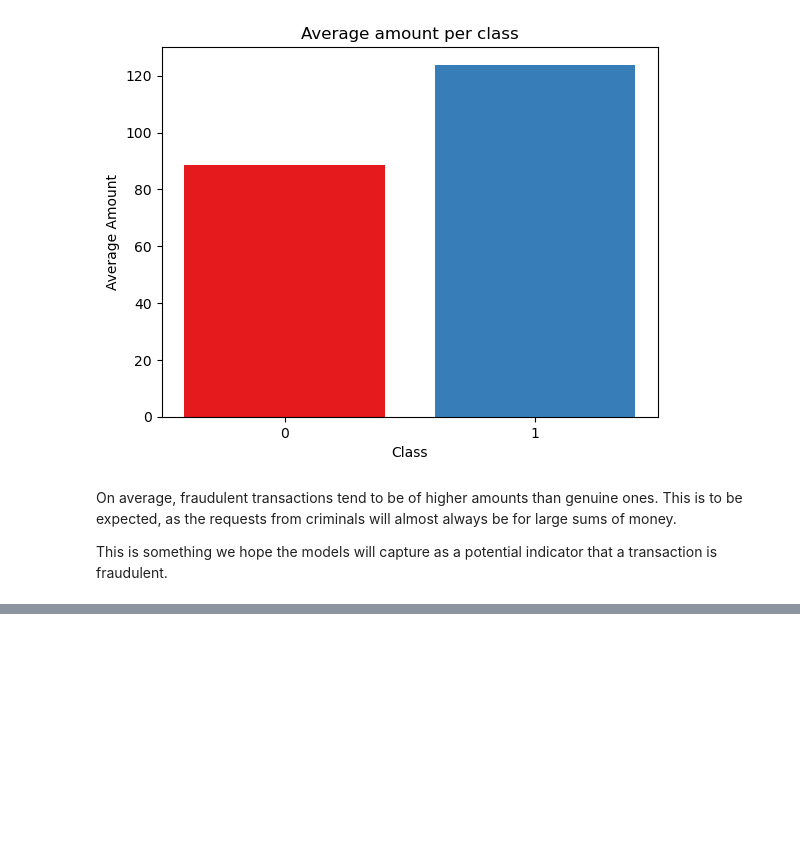
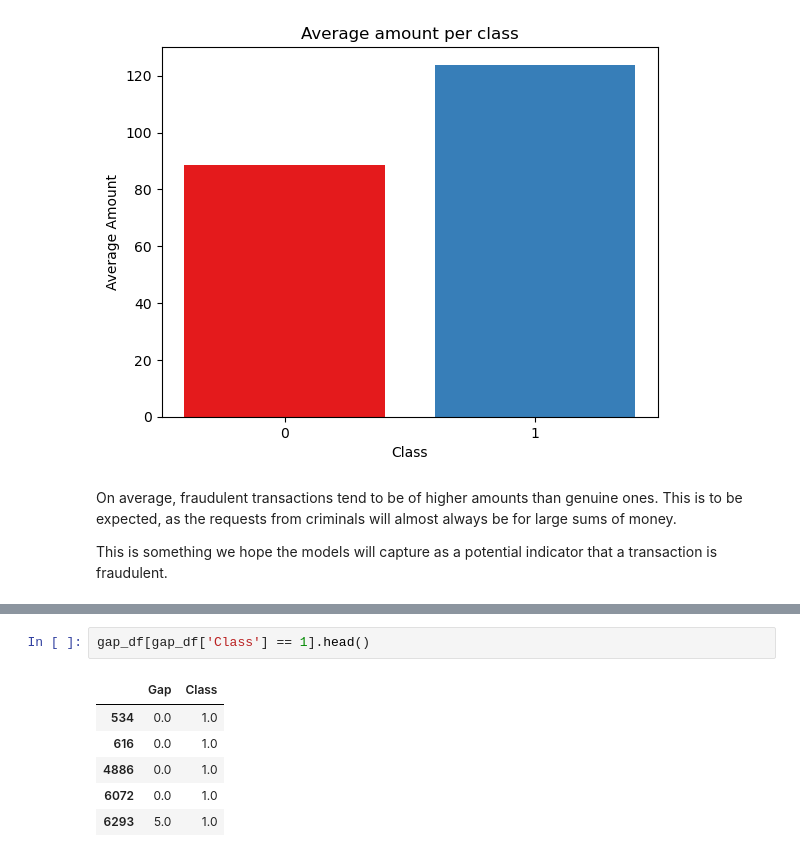
Before and after one commit to NgundoMuithya/Kaggle_Credit_Card_Fraud_Detection, a Jupyter notebook: notebook.ipynb, the cells around one changed output, grey strips where cells are left out. Drawn from its saved outputs; the diff is of its cells as text; blank space fills up the shorter version.

```diff
--- a/notebook.ipynb
+++ b/notebook.ipynb
@@ -284,0 +317,9 @@ In this section, let's visualize the average gap between transactions.
+# %%
+gap_df[gap_df['Class'] == 1].head()
+# %% [output]
+|  | Gap | Class |
+| 534 | 0.0 | 1.0 |
+| 616 | 0.0 | 1.0 |
+| 4886 | 0.0 | 1.0 |
+| 6072 | 0.0 | 1.0 |
+| 6293 | 5.0 | 1.0 |
```
Also changed, not shown: parts of 4 cells of this notebook.
